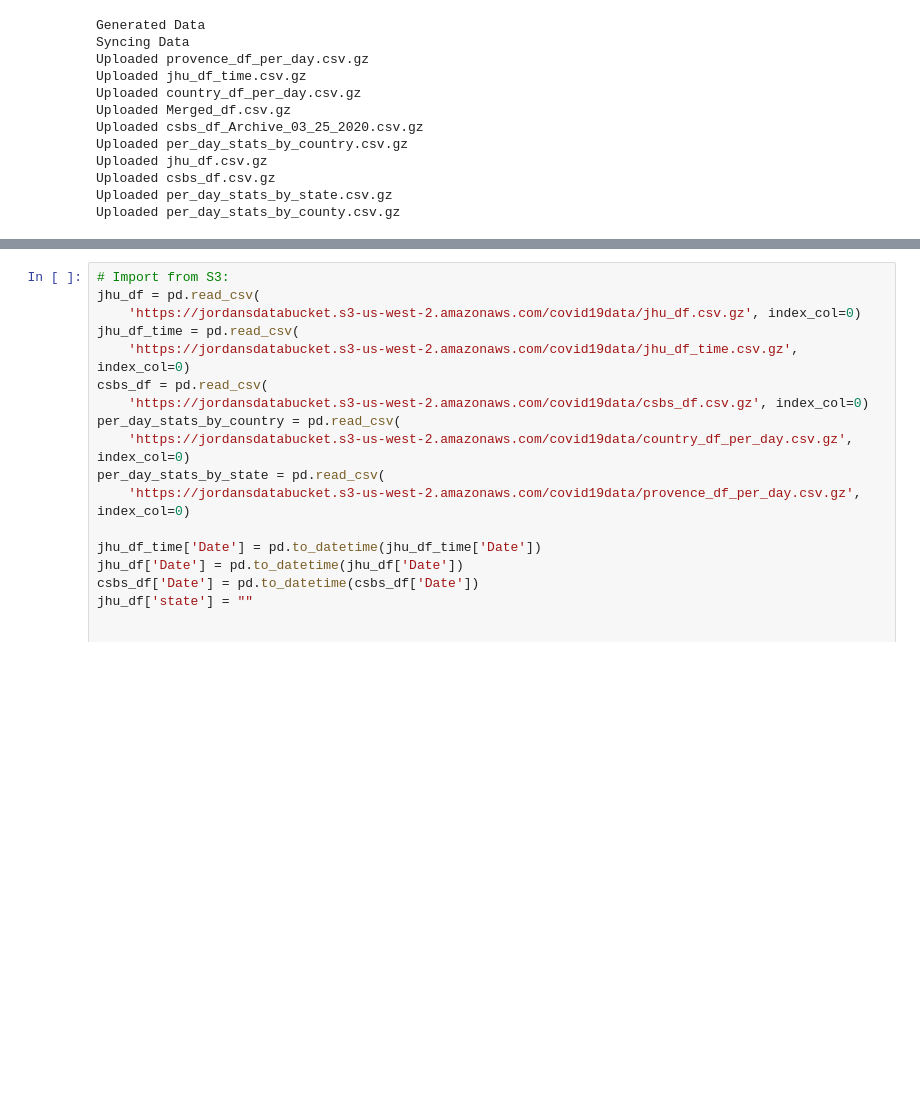
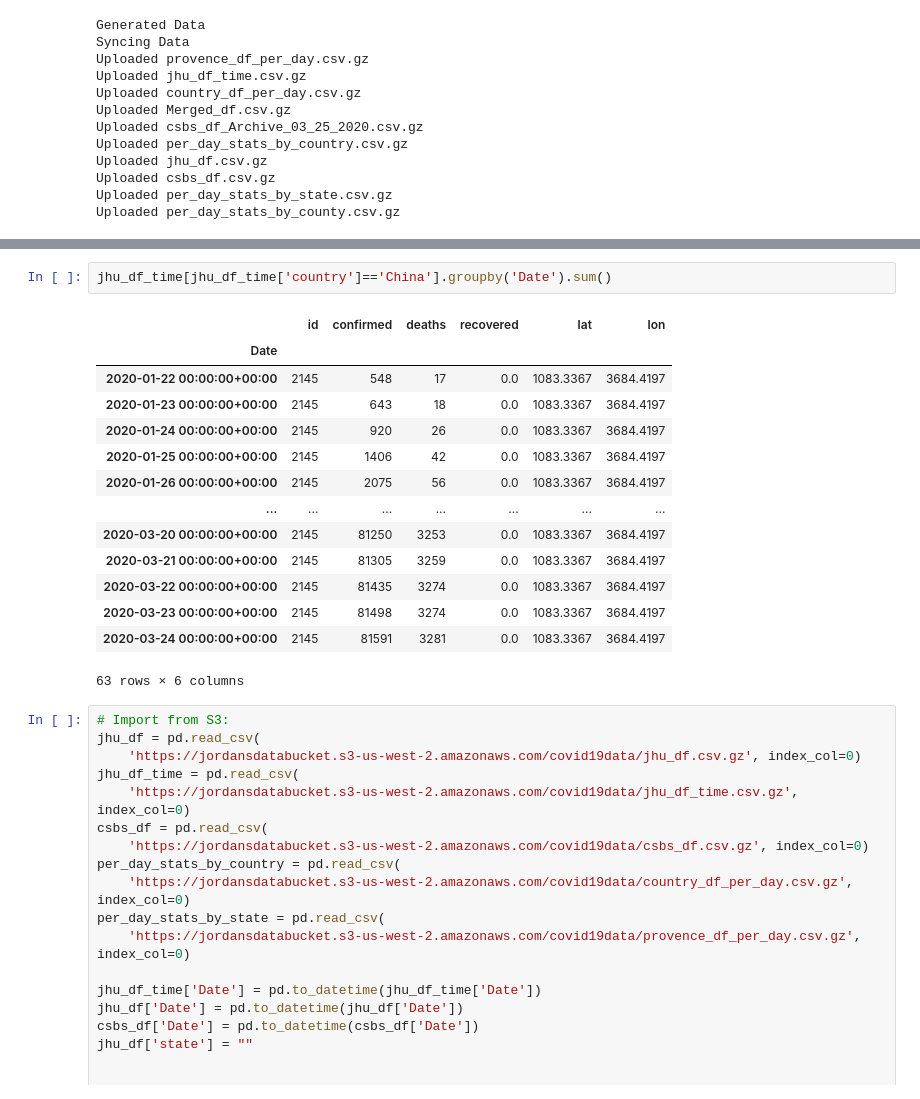
Before and after one commit to jwillis0720/covid_19, a Jupyter notebook: Sandbox.ipynb, the cells around one changed output, grey strips where cells are left out. Cells and saved outputs as stored; diff of their text form; blank space fills up the shorter version.

```diff
--- a/Sandbox.ipynb
+++ b/Sandbox.ipynb
@@ -356,3 +517,20 @@ Timestamp('2020-03-24 00:01:00+0000', tz='UTC')
+# %%
+jhu_df_time[jhu_df_time['country']=='China'].groupby('Date').sum()
+# %% [output]
+|  | id | confirmed | deaths | recovered | lat | lon |
+| Date |  |  |  |  |  |  |
+| 2020-01-22 00:00:00+00:00 | 2145 | 548 | 17 | 0.0 | 1083.3367 | 3684.4197 |
+| 2020-01-23 00:00:00+00:00 | 2145 | 643 | 18 | 0.0 | 1083.3367 | 3684.4197 |
+| 2020-01-24 00:00:00+00:00 | 2145 | 920 | 26 | 0.0 | 1083.3367 | 3684.4197 |
+| 2020-01-25 00:00:00+00:00 | 2145 | 1406 | 42 | 0.0 | 1083.3367 | 3684.4197 |
+| 2020-01-26 00:00:00+00:00 | 2145 | 2075 | 56 | 0.0 | 1083.3367 | 3684.4197 |
+| ... | ... | ... | ... | ... | ... | ... |
+| 2020-03-20 00:00:00+00:00 | 2145 | 81250 | 3253 | 0.0 | 1083.3367 | 3684.4197 |
+| 2020-03-21 00:00:00+00:00 | 2145 | 81305 | 3259 | 0.0 | 1083.3367 | 3684.4197 |
+| 2020-03-22 00:00:00+00:00 | 2145 | 81435 | 3274 | 0.0 | 1083.3367 | 3684.4197 |
+| 2020-03-23 00:00:00+00:00 | 2145 | 81498 | 3274 | 0.0 | 1083.3367 | 3684.4197 |
+| 2020-03-24 00:00:00+00:00 | 2145 | 81591 | 3281 | 0.0 | 1083.3367 | 3684.4197 |
+63 rows × 6 columns
 # %%
 # Import from S3:
 jhu_df = pd.read_csv(
```
Also changed, not shown: parts of 4 cells of this notebook, 3 other files.
